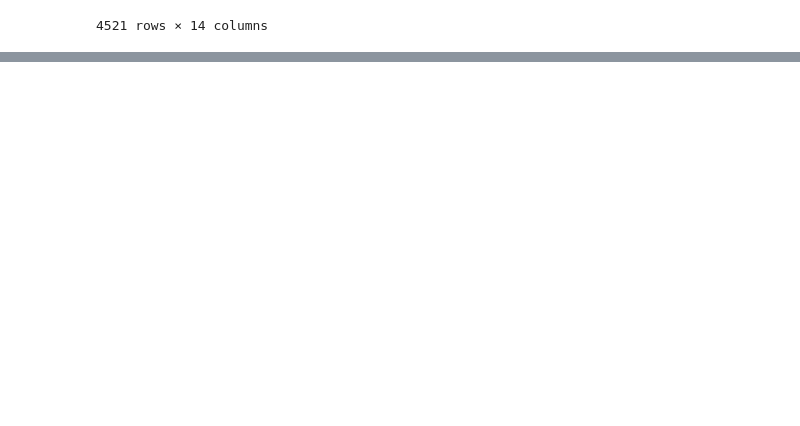
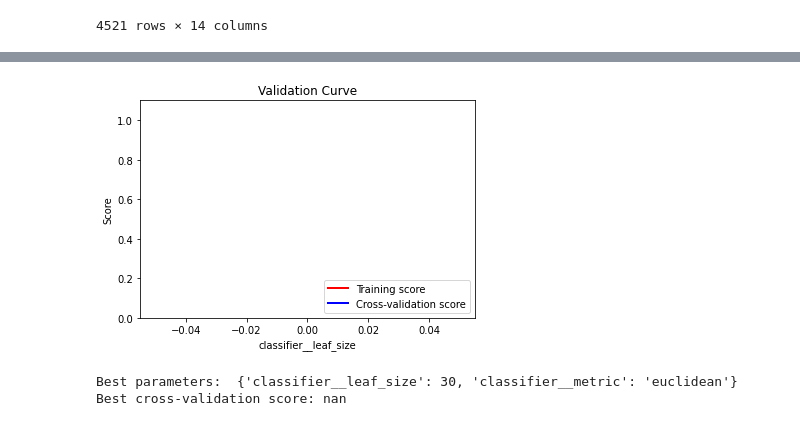
Before and after one commit to umitaltintas/machine-learning-455, a Jupyter notebook: hw1/hw1.ipynb, the cells around one changed output, grey strips where cells are left out. Saved outputs shown, nothing was run; the diff lists cells and outputs as text; code cells hidden in the pictures; blank space fills up the shorter version.

```diff
--- a/hw1/hw1.ipynb
+++ b/hw1/hw1.ipynb
@@ -198,0 +425,77 @@ TypeError: plot_confusion_matrix() missing 2 required positional arguments: 'X'
+# %%
+### kNN USING KD-TREE ALGORITHM
+from sklearn.neighbors import KDTree
+
+
+class KNN_KD_TREE:
+
+    def __init__(
+        self,
+        k,
+        algorithm='auto',
+        leaf_size=30,
+        metric='minkowski',
+    ):
+        self.k = k
+        self.algorithm = algorithm
+        self.leaf_size = leaf_size
+        self.metric = metric
+
+    def set_params(self, **parameters):
+        for parameter, value in parameters.items():
+            setattr(self, parameter, value)
+        return self
+
+    def fit(self, X, Y):
+        self.kd_tree = KDTree(X, leaf_size=self.leaf_size, metric=self.metric)
+        self.Y = Y
+
+    def predict(self, X):
+        y_pred = np.zeros(len(X))
+        for i, x in enumerate(X):
+            dist, ind = self.kd_tree.query(x.reshape(1, -1), k=self.k)
+            y_pred[i] = self.Y[ind].mode()
+        return y_pred
+
+    def score(self, X_test, y_test):
+        y_pred = self.predict(X_test)
+        return np.sum(y_pred == y_test) / len(y_test)
+
+
+pipe = Pipeline([('column_transformer', column_transformer),
+                 ('scaler', StandardScaler()),
+                 ('classifier', KNN_KD_TREE(k=5))])
+
+k_fold = KFold(n_splits=5, shuffle=True)
+
+grid_param = {
+    'classifier__leaf_size': [30, 50, 100, 150, 200],
+    'classifier__metric': ['euclidean', 'cityblock']
+}
+
+grid_clf = GridSearchCV(pipe,
+                        param_grid=grid_param,
+                        cv=k_fold,
+                        scoring='roc_auc',
+                        return_train_score=True)
+
+grid_clf.fit(X_train, y_train)
+
+plot_grid_search_validation_curve(
+    grid_clf,
+    'classifier__leaf_size',
+    log=False,
+)
+
+print("Best parameters: ", grid_clf.best_params_)
+print("Best cross-validation score: {:.3f}".format(grid_clf.best_score_))
+
+y_pred = cross_val_predict(grid_clf, X, Y, cv=k_fold)
+cm = confusion_matrix(Y, y_pred)
+f = sns.heatmap(cm,
+                annot=True,
+                fmt='d',
+                cmap='Blues',
+                xticklabels=['no', 'yes'],
+                yticklabels=['no', 'yes'])
+# %% [output]
@@ -198,0 +519,3 @@ TypeError: plot_confusion_matrix() missing 2 required positional arguments: 'X'
+[figure, added]
+Best parameters:  {'classifier__leaf_size': 30, 'classifier__metric': 'euclidean'}
+Best cross-validation score: nan
```
Also changed, not shown: parts of 21 cells of this notebook.
